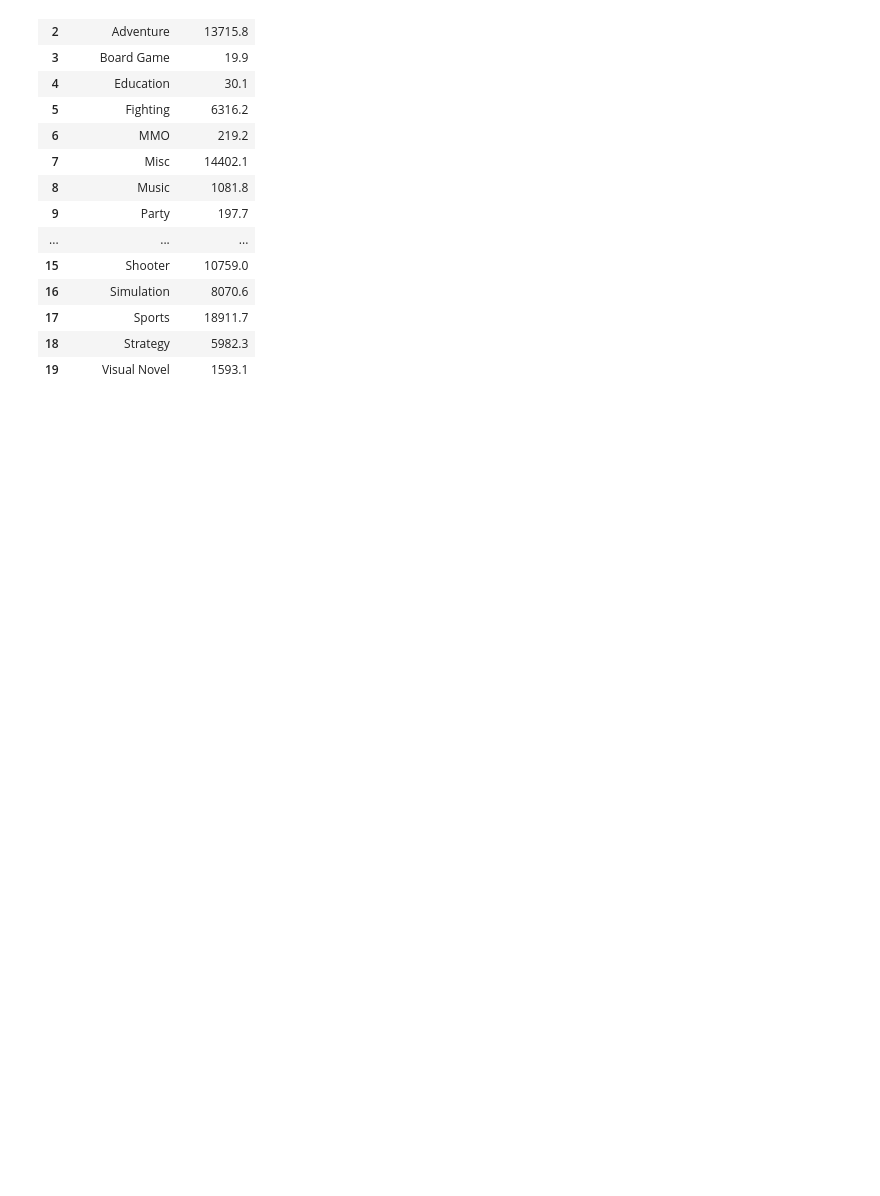
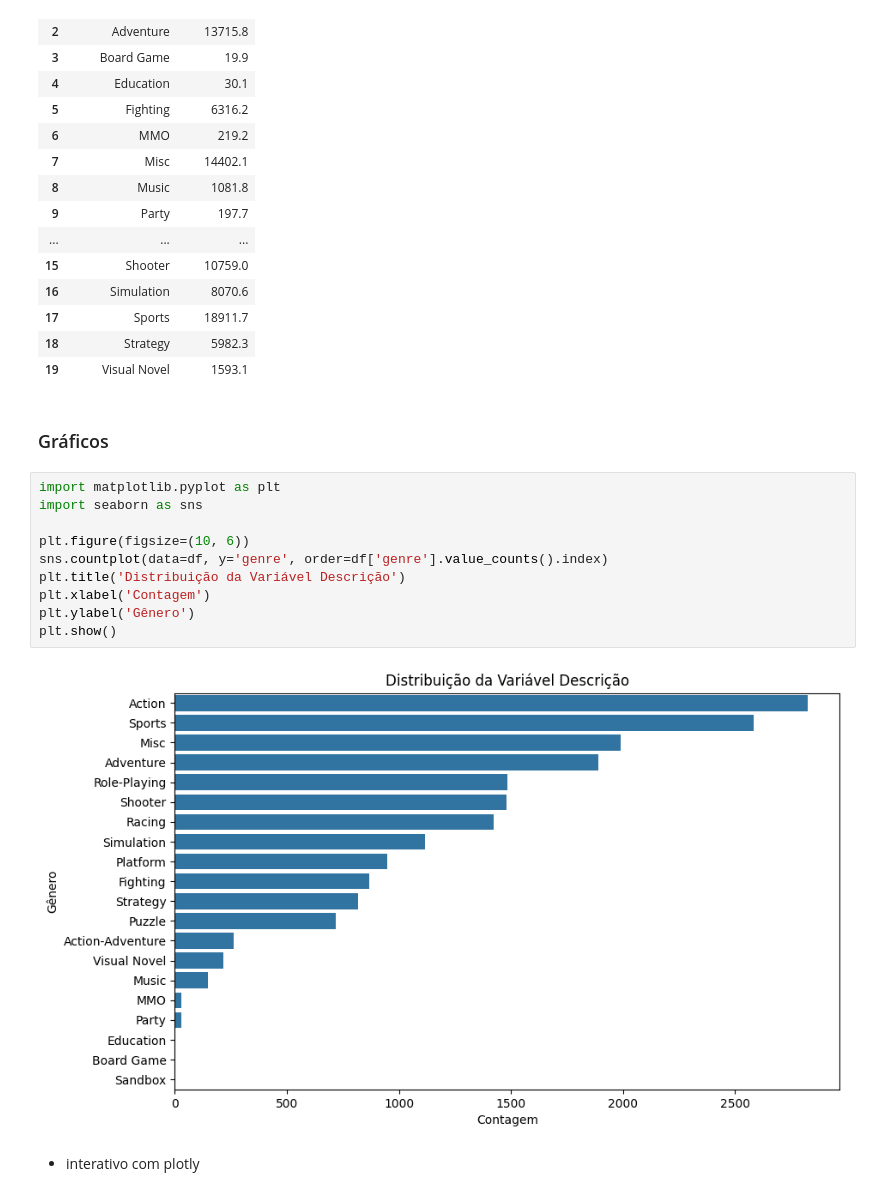
Before and after one commit to sarahbeatriz0205/tecnicas-analise-dados-tads, a Jupyter notebook: meu_notebook.ipynb, the cells around one changed output. Saved outputs shown, nothing was run; the diff lists cells and outputs as text; blank space fills up the shorter version.

Commit message:
gráficos

```diff
--- a/meu_notebook.ipynb
+++ b/meu_notebook.ipynb
@@ -248,3 +248,19 @@ df.groupby('genre')['critic_score'].sum().reset_index() # cria um novo dataframe
 | 17 | Sports | 18911.7 |
 | 18 | Strategy | 5982.3 |
 | 19 | Visual Novel | 1593.1 |
+# %% [markdown]
+### Gráficos
+# %%
+import matplotlib.pyplot as plt
+import seaborn as sns
+
+plt.figure(figsize=(10, 6))
+sns.countplot(data=df, y='genre', order=df['genre'].value_counts().index)
+plt.title('Distribuição da Variável Descrição')
+plt.xlabel('Contagem')
+plt.ylabel('Gênero')
+plt.show()
+# %% [output]
+[figure, added]
+# %% [markdown]
+- interativo com plotly
```
Also changed, not shown: parts of 1 cell of this notebook.
